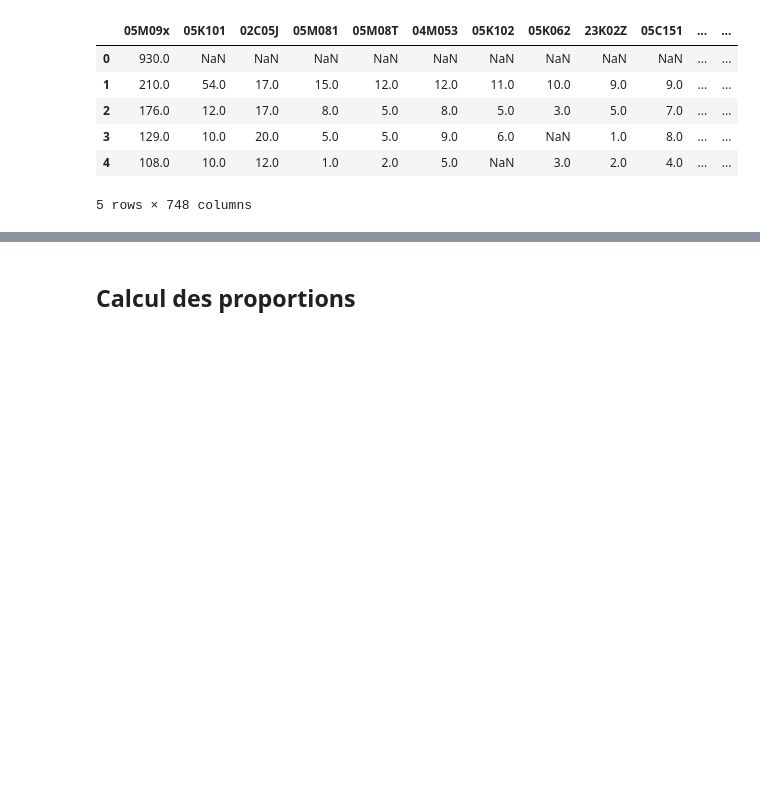
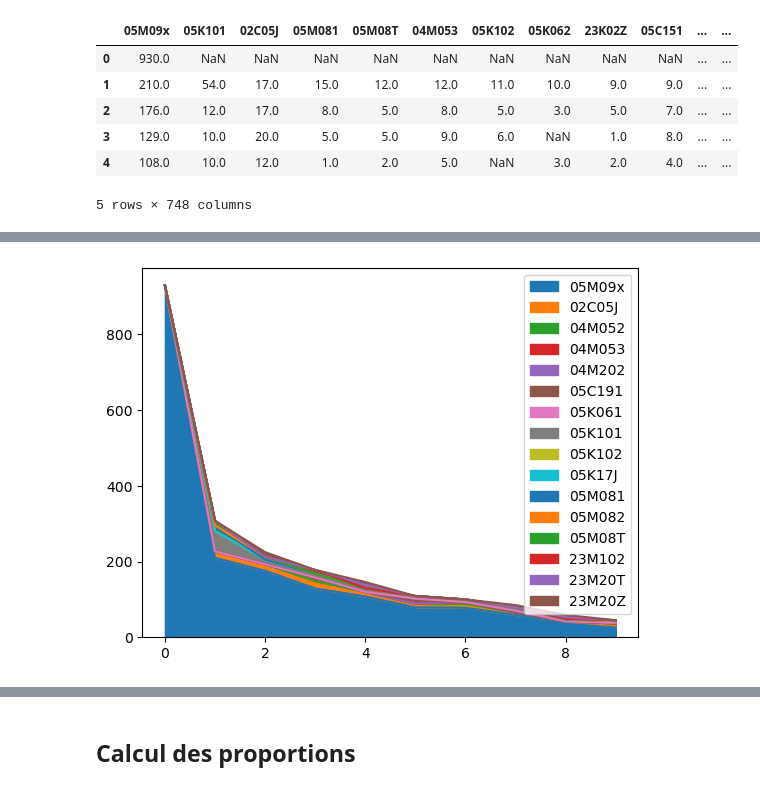
Before and after one commit to Kirscher/TextMining_Parcours_de_soin, a Jupyter notebook: base_sequentielle.ipynb, the cells around one changed output, grey strips where cells are left out. Saved outputs shown, nothing was run; the diff lists cells and outputs as text; code cells hidden in the pictures; blank space fills up the shorter version.

```diff
--- a/base_sequentielle.ipynb
+++ b/base_sequentielle.ipynb
@@ -174 +193,8 @@ df.head()
+# %%
+database.plot(kind='area')
+### Graphique HTML plotly : pour le subset du dataset
+fig = px.area(database)
+fig.write_html("data/GHM_apres_IC_subset.html")
+# %% [output]
+[figure, added]
 # %%
```
Also changed, not shown: parts of 22 cells of this notebook.
